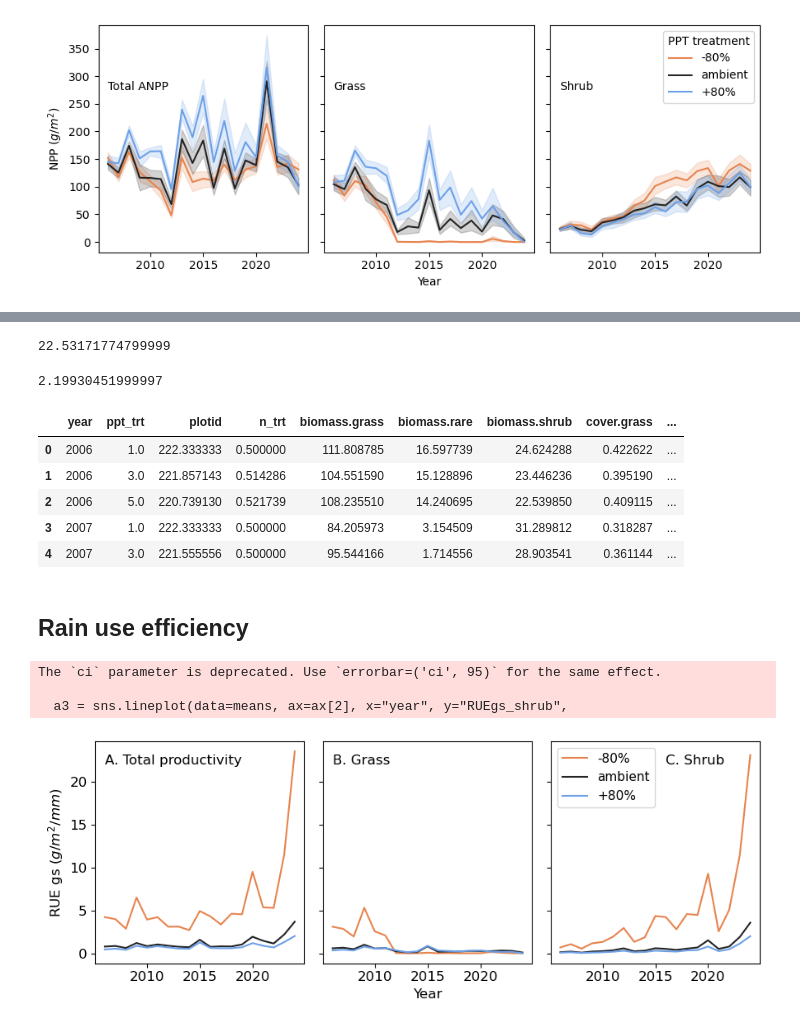
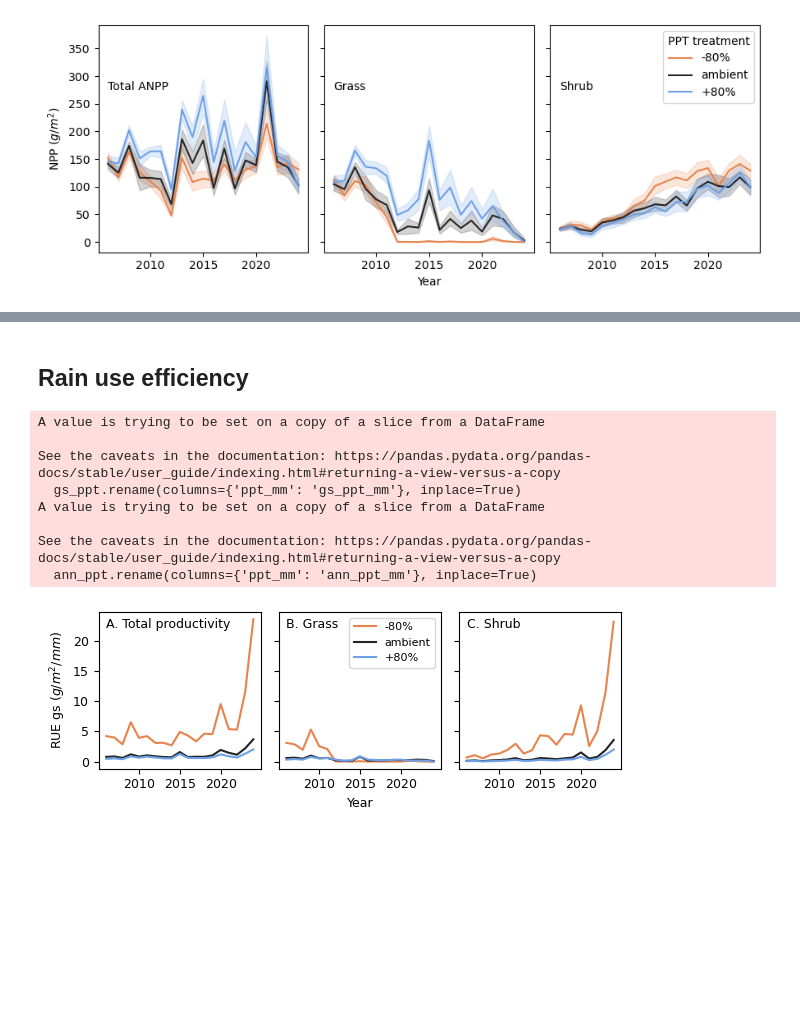
Before and after one commit to jornada-im/pubs-gc-ltreb, a Jupyter notebook: manuscripts/schadenfreude/Production.ipynb, the cells around one changed output, grey strips where cells are left out. Drawn from its saved outputs; the diff is of its cells as text; code cells hidden in the pictures; blank space fills up the shorter version.

```diff
--- a/manuscripts/schadenfreude/Production.ipynb
+++ b/manuscripts/schadenfreude/Production.ipynb
@@ -303,6 +241,0 @@ plt.savefig(outpath + '/figs/fig1.jpg', dpi=400, facecolor='w', )
-# %%
-print(fortyyrdrought)
-centurydrought
-# %% [output]
-22.53171774799999
-2.19930451999997
@@ -312,9 +241,0 @@ means = means.merge(ann_ppt, how='left', on=['year', 'PPT treatment'])
-# %%
-means.head()
-# %% [output]
-|  | year | ppt_trt | plotid | n_trt | biomass.grass | biomass.rare | biomass.shrub | cover.grass | ... |
-| 0 | 2006 | 1.0 | 222.333333 | 0.500000 | 111.808785 | 16.597739 | 24.624288 | 0.422622 | ... |
-| 1 | 2006 | 3.0 | 221.857143 | 0.514286 | 104.551590 | 15.128896 | 23.446236 | 0.395190 | ... |
-| 2 | 2006 | 5.0 | 220.739130 | 0.521739 | 108.235510 | 14.240695 | 22.539850 | 0.409115 | ... |
-| 3 | 2007 | 1.0 | 222.333333 | 0.500000 | 84.205973 | 3.154509 | 31.289812 | 0.318287 | ... |
-| 4 | 2007 | 3.0 | 221.555556 | 0.500000 | 95.544166 | 1.714556 | 28.903541 | 0.361144 | ... |
@@ -336,35 +242,66 @@ means['RUEann_tot'] = means['biomass_total']/means['ann_PPT_mm']
 # %% [markdown]
 ## Rain use efficiency
+# %%
+# Rename columns so they can be merged
+gs_ppt.rename(columns={'ppt_mm': 'gs_ppt_mm'}, inplace=True)
+gs_ppt = gs_ppt.astype({'year':int,'ppt_trt':str})
+ann_ppt.rename(columns={'ppt_mm': 'ann_ppt_mm'}, inplace=True)
+ann_ppt = ann_ppt.astype({'year':int,'ppt_trt':str})
+df_means = df_means.merge(gs_ppt, how='left', on=['year', 'PPT treatment'])
+df_means = df_means.merge(ann_ppt, how='left', on=['year', 'PPT treatment'])
+# %% [output]
+A value is trying to be set on a copy of a slice from a DataFrame
+
+See the caveats in the documentation: https://pandas.pydata.org/pandas-docs/stable/user_guide/indexing.html#returning-a-view-versus-a-copy
+  gs_ppt.rename(columns={'ppt_mm': 'gs_ppt_mm'}, inplace=True)
+A value is trying to be set on a copy of a slice from a DataFrame
+
+See the caveats in the documentation: https://pandas.pydata.org/pandas-docs/stable/user_guide/indexing.html#returning-a-view-versus-a-copy
+  ann_ppt.rename(columns={'ppt_mm': 'ann_ppt_mm'}, inplace=True)
+# %%
+# Calculate rain use efficiencies
+df_means['RUEgs_r_shrub'] = df_means['rbiomass_shrub']/df_means['gs_ppt_mm']
+df_means['RUEann_r_shrub'] = df_means['rbiomass_shrub']/df_means['ann_ppt_mm']
+df_means['RUEgs_r_grass'] = df_means['rbiomass_grass']/df_means['gs_ppt_mm']
+df_means['RUEann_r_grass'] = df_means['rbiomass_grass']/df_means['ann_ppt_mm']
+df_means['RUEgs_r_tot'] = df_means['rbiomass_total']/df_means['gs_ppt_mm']
+df_means['RUEann_r_tot'] = df_means['rbiomass_total']/df_means['ann_ppt_mm']
+
+df_means['RUEgs_shrub'] = df_means['biomass_shrub']/df_means['gs_ppt_mm']
+df_means['RUEann_shrub'] = df_means['biomass_shrub']/df_means['ann_ppt_mm']
+df_means['RUEgs_grass'] = df_means['biomass_grass']/df_means['gs_ppt_mm']
+df_means['RUEann_grass'] = df_means['biomass_grass']/df_means['ann_ppt_mm']
+df_means['RUEgs_tot'] = df_means['biomass_total']/df_means['gs_ppt_mm']
+df_means['RUEann_tot'] = df_means['biomass_total']/df_means['ann_ppt_mm']
 # %%
 #def getrupper(var)
 #upper = q975['biomass_total'] - means['biomass_total']
 
-fig, ax = plt.subplots(1, 3, figsize=(9,3.5), sharey=True)
-a1 = sns.lineplot(data=means, ax=ax[0], x="year", y="RUEgs_tot",
+fig, ax = plt.subplots(1, 3, figsize=(6.0,2.25), sharey=True)
+a1 = sns.lineplot(data=df_means, ax=ax[0], x="year", y="RUEgs_tot",
                   hue="PPT treatment", legend=False)
 #get_r_ci("biomass_total", a1)
 
-a2 = sns.lineplot(data=means, ax=ax[1], x="year", y="RUEgs_grass",
-                  hue="PPT treatment", legend=False)
+a2 = sns.lineplot(data=df_means, ax=ax[1], x="year", y="RUEgs_grass",
+                  hue="PPT treatment", legend=True)
 #get_r_ci("biomass_grass", a2)
 
-a3 = sns.lineplot(data=means, ax=ax[2], x="year", y="RUEgs_shrub",
-                  hue="PPT treatment", ci=95)
+a3 = sns.lineplot(data=df_means, ax=ax[2], x="year", y="RUEgs_shrub",
+                  hue="PPT treatment", legend=False)
 #get_r_ci("biomass_shrub", a3)
 
 a1.set(xlabel=None)
 a1.set(ylabel="RUE gs ($g/m^2/mm$)")
 a2.set(xlabel='Year')
 a3.set(xlabel=None)
 a1.text(2006, 22, 'A. Total productivity' )
 a2.text(2006, 22, 'B. Grass' )
-a3.text(2016, 22, 'C. Shrub' )
-a3.legend(loc=2, prop={'size': 11})
+a2.legend(loc=1, prop={'size': 8})
+a3.text(2006, 22, 'C. Shrub' )
+#a3.legend(loc=1, prop={'size': 8})
 plt.tight_layout()
 
-plt.savefig(outpath + '/figs/fig3.jpg', dpi=400, facecolor='w')
+#plt.savefig(out_path + '/figs/fig3.jpg', dpi=400, facecolor='w')
+#plt.savefig(out_path + '/figs/fig3.pdf', dpi=400, facecolor='w')
 # %% [output]
-The `ci` parameter is deprecated. Use `errorbar=('ci', 95)` for the same effect.
-
-  a3 = sns.lineplot(data=means, ax=ax[2], x="year", y="RUEgs_shrub",
-[figure, old version]
+[figure, new version]
```
Also changed, not shown: parts of 46 cells of this notebook, 2 other files.
